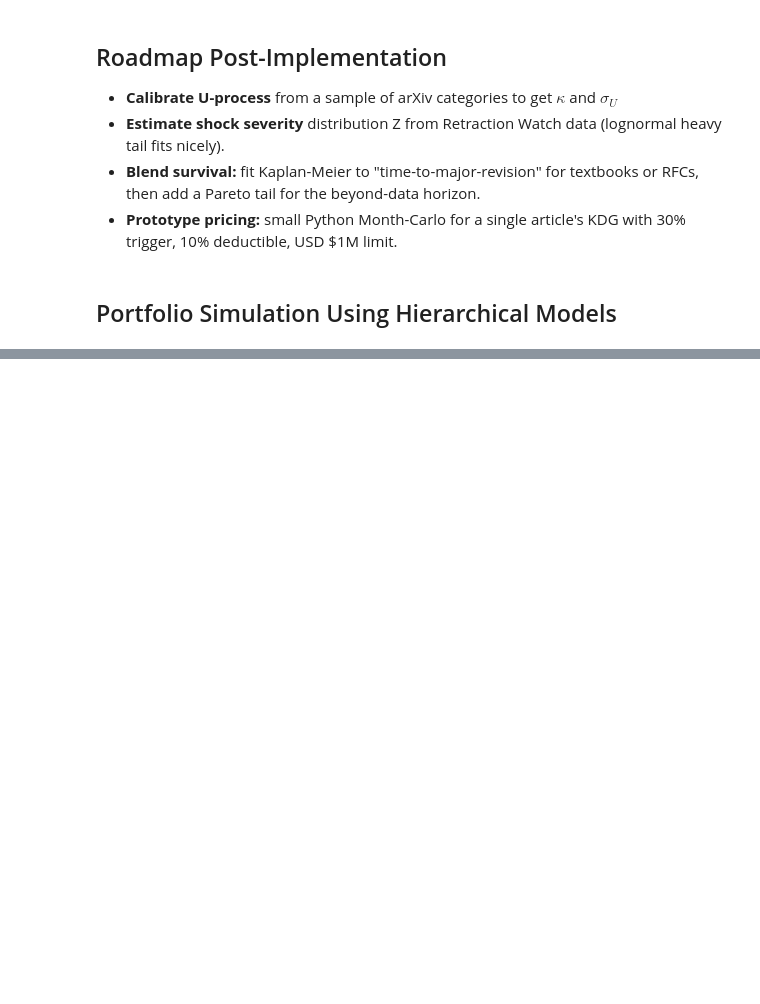
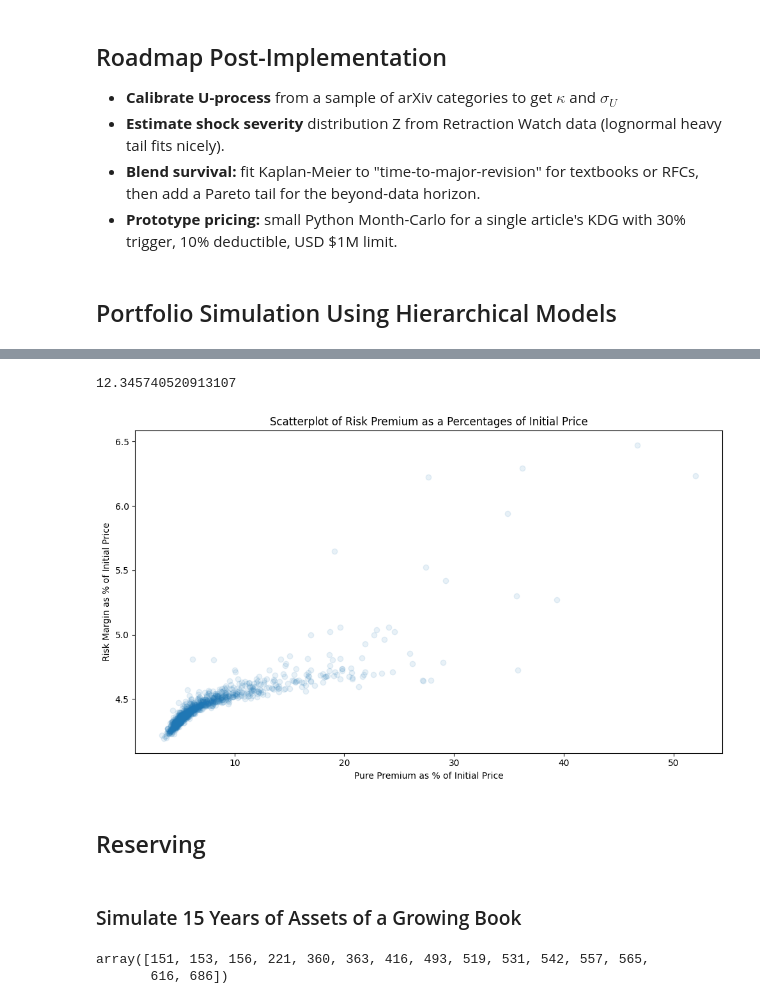
Before and after one commit to AlexFiliakov/knowledge-pricing, a Jupyter notebook: 1. Survival Model.ipynb, the cells around one changed output, grey strips where cells are left out. Drawn from its saved outputs; the diff is of its cells as text; code cells hidden in the pictures; blank space fills up the shorter version.

Commit message:
simulated 15 years of assets

```diff
--- a/1. Survival Model.ipynb
+++ b/1. Survival Model.ipynb
@@ -773,11 +776,11 @@ starting_truth_scale = 0.1
 
 # erosion_shape hyperparameters - lognormal
 erosion_shape_mu = np.log(0.05)
-erosion_shape_sigma = 0.02 # TODO: figure this out
+erosion_shape_sigma = 0.02
 
 # restoration_shape hyperparameters - lognormal
 restoration_shape_mu = np.log(0.075)
-restoration_shape_sigma = 0.02 # TODO: figure this out
+restoration_shape_sigma = 0.02
 
 # shock_lambda hyperparameters - gamma
 shock_lambda_shape = 1.5
@@ -852,25 +855,8 @@ for i in range(n_assets):
     total_npv_payout_sims = kdg_results_dict['pv_paths']
     pure_premium = kdg_results_dict['pure_premium']
     VaR_99_5 = np.percentile(total_npv_payout_sims, 99.5)
-    parameter_risk = 0 # TODO: estimate
     risk_margin = cost_of_capital * VaR_99_5 + parameter_risk
     initial_prices[i] = kdg_results_dict['initial_index']
     pure_premiums[i] = pure_premium
     risk_margins[i] = risk_margin
-
-risk_premium_pct = (pure_premiums + risk_margins) / initial_prices * 100.0
-risk_premium_pct_kde = stats.gaussian_kde(risk_premium_pct)
-
-print(risk_premium_pct)
-
-# Plot the Risk Premium Percentage to assess viability
-plt.figure(figsize=(10, 6))
-x = np.linspace(0.0, 50.0, 1000)
-plt.plot(x, risk_premium_pct_kde(x))
-plt.legend(loc='best')
-plt.title('Distribution of Risk Premium as a Percentages of Initial Price')
-plt.xlabel('Risk Premium %')
-plt.ylabel('Probability Density')
-plt.tight_layout()
-plt.show()
 # %% [output]
@@ -894,0 +917,37 @@ plt.show()
+# %%
+print(risk_premium_pct.mean())
+# %% [output]
+12.345740520913107
+# %%
+pure_premium_pct = pure_premiums / initial_prices * 100
+risk_margin_pct = risk_margins / initial_prices * 100
+
+plt.figure(figsize=(10, 6))
+plt.scatter(pure_premium_pct, risk_margin_pct, alpha=0.1)
+# plt.legend(loc='best')
+plt.title('Scatterplot of Risk Premium as a Percentages of Initial Price')
+plt.xlabel('Pure Premium as % of Initial Price')
+plt.ylabel('Risk Margin as % of Initial Price')
+plt.tight_layout()
+plt.show()
+# %% [output]
+[figure, added]
+# %% [markdown]
+## Reserving
+# %% [markdown]
+### Simulate 15 Years of Assets of a Growing Book
+# %%
+rng = np.random.default_rng(42)
+
+min_assets_in_year = 100
+max_assets_in_year = 700
+n_years = 15
+n_sims = 1 # only one outcome simulation per asset
+
+assets_issued_per_year = rng.integers(min_assets_in_year, max_assets_in_year + 1, n_years)  # Use rng.integers instead of rng.random_integers
+
+assets_issued_per_year.sort()
+assets_issued_per_year
+# %% [output]
+array([151, 153, 156, 221, 360, 363, 416, 493, 519, 531, 542, 557, 565,
+       616, 686])
```
Also changed, not shown: parts of 8 cells of this notebook, 1 other file.
